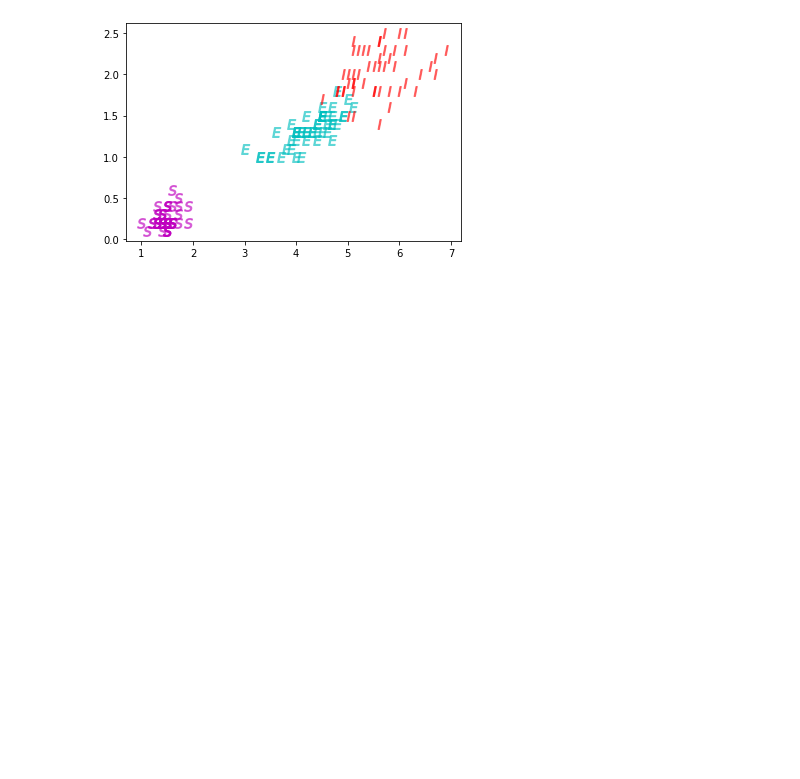
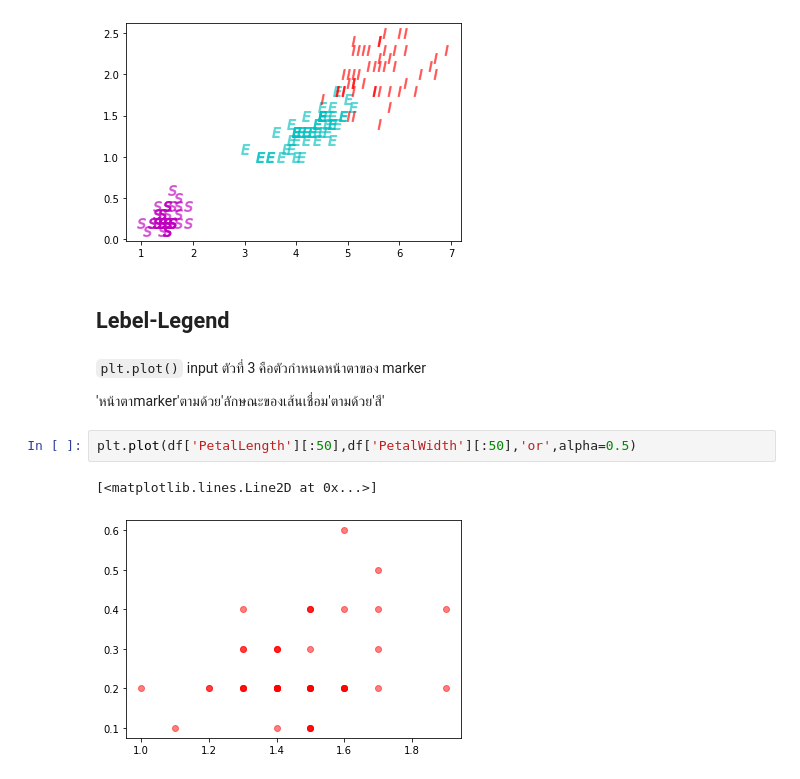
Before and after one commit to Tunyakarn/data_viz, a Jupyter notebook: Visualize_Data_Distribution_(02).ipynb, the cells around one changed output. Cells and saved outputs as stored; diff of their text form; blank space fills up the shorter version.

Commit message:
จบ scatter plot

````diff
--- a/Visualize_Data_Distribution_(02).ipynb
+++ b/Visualize_Data_Distribution_(02).ipynb
@@ -91,3 +93,14 @@ plt.scatter(df['PetalLength'][100:],df['PetalWidth'][100:],s=100,c='r',alpha=0.5
 # %% [output]
 <matplotlib.collections.PathCollection at 0x...>
 [figure]
+# %% [markdown]
+## Lebel-Legend
+# %% [markdown]
+```plt.plot()``` input ตัวที่ 3 คือตัวกำหนดหน้าตาของ marker
+
+'หน้าตาmarker'ตามด้วย'ลักษณะของเส้นเชื่อม'ตามด้วย'สี'
+# %%
+plt.plot(df['PetalLength'][:50],df['PetalWidth'][:50],'or',alpha=0.5)
+# %% [output]
+[<matplotlib.lines.Line2D at 0x...>]
+[figure, added]
````
Also changed, not shown: parts of 15 cells of this notebook.
